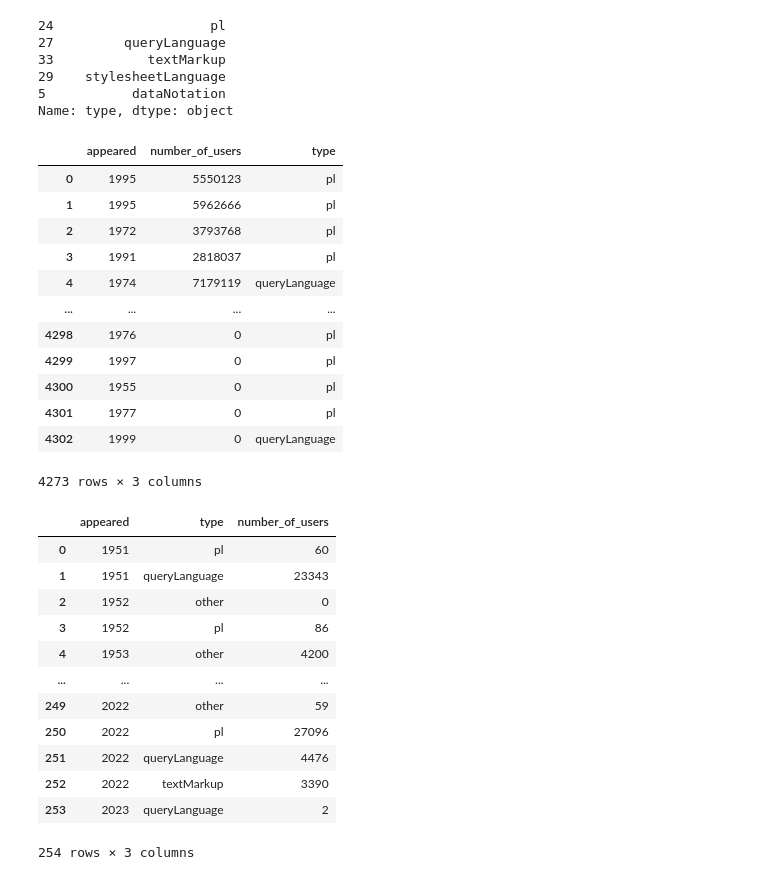
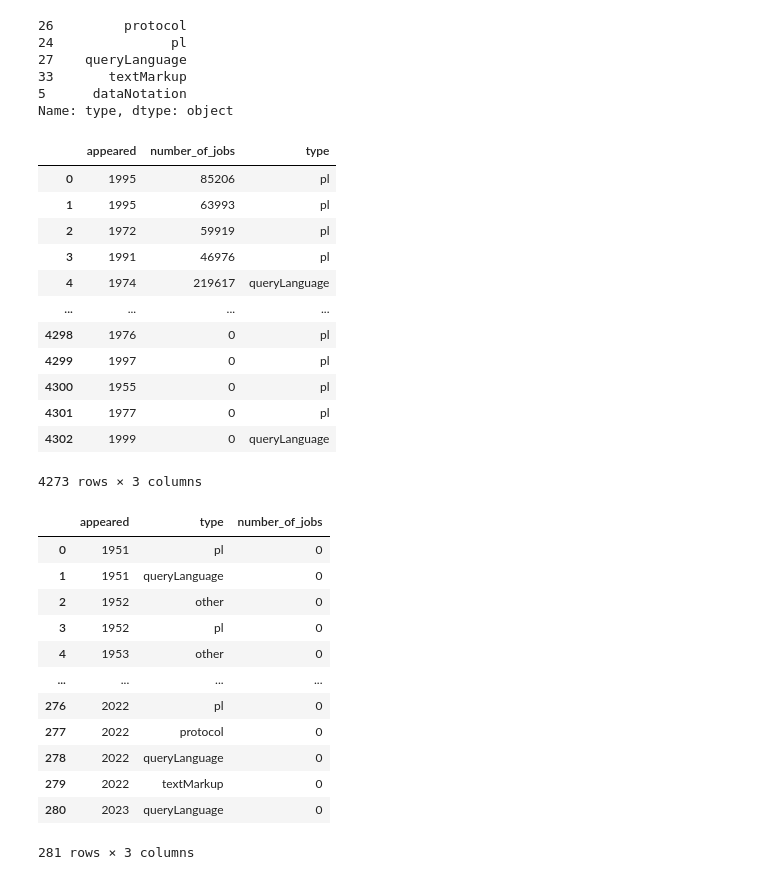
Before and after one commit to madhumsc/TidyTuesday, a Jupyter notebook: 11.ipynb, the cells around one changed output. Saved outputs shown, nothing was run; the diff lists cells and outputs as text; code cells hidden in the pictures.

```diff
--- a/11.ipynb
+++ b/11.ipynb
@@ -7,7 +7,7 @@ from plotnine import *
 url = "https://raw.githubusercontent.com/rfordatascience/tidytuesday/master/data/2023/2023-03-21/languages.csv"
 df = pd.read_csv(url)
 
-scattered_df=df[["appeared","number_of_users","type"]]
+scattered_df=df[["appeared","number_of_jobs","type"]]
 
 
 scattered_df.dropna()
@@ -28,15 +28,15 @@ scattered_df
 | 4302 | 1999 | 0 | queryLanguage |
 4273 rows × 3 columns
 # %%
-main_10_types_df=scattered_df.groupby(["type"]).agg({"number_of_users":"sum"}).reset_index()
-main_10_types_df = main_10_types_df.sort_values(by="number_of_users",ascending=False).head(5)["type"]
+main_10_types_df=scattered_df.groupby(["type"]).agg({"number_of_jobs":"sum"}).reset_index()
+main_10_types_df = main_10_types_df.sort_values(by="number_of_jobs",ascending=False).head(5)["type"]
 main_10_types_df
 # %% [output]
-24                    pl
-27         queryLanguage
-33            textMarkup
-29    stylesheetLanguage
-5           dataNotation
+26         protocol
+24               pl
+27    queryLanguage
+33       textMarkup
+5      dataNotation
 Name: type, dtype: object
 # %%
 import numpy as np
@@ -45,12 +45,12 @@ scattered_df['type'] = np.where(~scattered_df['type'].isin(main_10_types_df), 'o
 scattered_df['type'].unique()
 scattered_df
 # %% [output]
-|  | appeared | number_of_users | type |
-| 0 | 1995 | 5550123 | pl |
-| 1 | 1995 | 5962666 | pl |
-| 2 | 1972 | 3793768 | pl |
-| 3 | 1991 | 2818037 | pl |
-| 4 | 1974 | 7179119 | queryLanguage |
+|  | appeared | number_of_jobs | type |
+| 0 | 1995 | 85206 | pl |
+| 1 | 1995 | 63993 | pl |
+| 2 | 1972 | 59919 | pl |
+| 3 | 1991 | 46976 | pl |
+| 4 | 1974 | 219617 | queryLanguage |
 | ... | ... | ... | ... |
 | 4298 | 1976 | 0 | pl |
 | 4299 | 1997 | 0 | pl |
@@ -59,22 +59,22 @@ scattered_df
 | 4302 | 1999 | 0 | queryLanguage |
 4273 rows × 3 columns
 # %%
-scattered_df_gp = scattered_df.groupby(["appeared","type"]).agg({"number_of_users":"sum"}).reset_index()
+scattered_df_gp = scattered_df.groupby(["appeared","type"]).agg({"number_of_jobs":"sum"}).reset_index()
 scattered_df_gp
 # %% [output]
-|  | appeared | type | number_of_users |
-| 0 | 1951 | pl | 60 |
-| 1 | 1951 | queryLanguage | 23343 |
+|  | appeared | type | number_of_jobs |
+| 0 | 1951 | pl | 0 |
+| 1 | 1951 | queryLanguage | 0 |
 | 2 | 1952 | other | 0 |
-| 3 | 1952 | pl | 86 |
-| 4 | 1953 | other | 4200 |
+| 3 | 1952 | pl | 0 |
+| 4 | 1953 | other | 0 |
 | ... | ... | ... | ... |
-| 249 | 2022 | other | 59 |
-| 250 | 2022 | pl | 27096 |
-| 251 | 2022 | queryLanguage | 4476 |
-| 252 | 2022 | textMarkup | 3390 |
-| 253 | 2023 | queryLanguage | 2 |
+| 276 | 2022 | pl | 0 |
+| 277 | 2022 | protocol | 0 |
+| 278 | 2022 | queryLanguage | 0 |
+| 279 | 2022 | textMarkup | 0 |
+| 280 | 2023 | queryLanguage | 0 |
-254 rows × 3 columns
+281 rows × 3 columns
 # %%
 # Import necessary libraries
 from plotnine import ggplot, aes, geom_point, facet_wrap, theme_minimal
```
Also changed, not shown: parts of 6 cells of this notebook, 3 other files.
